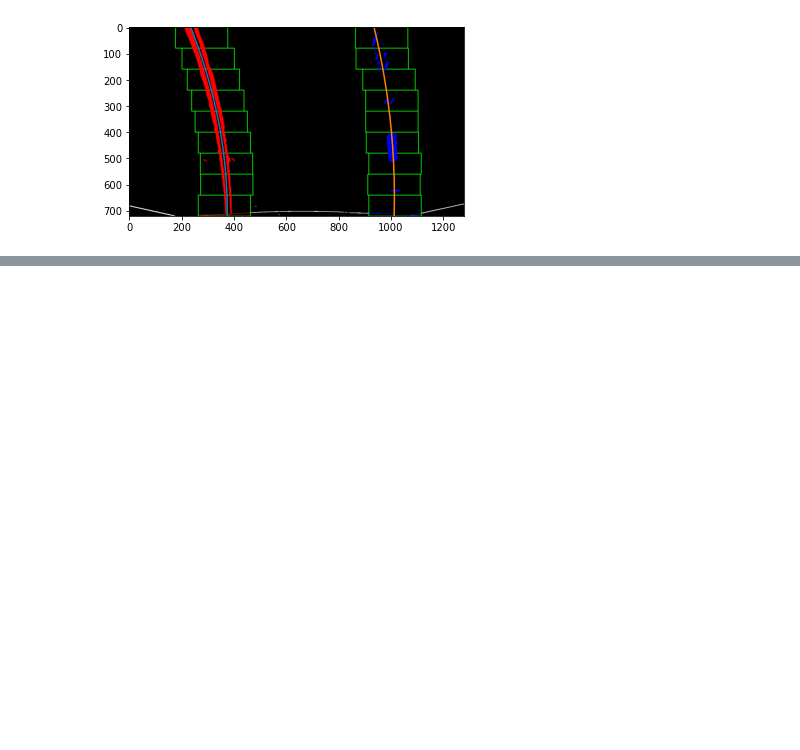
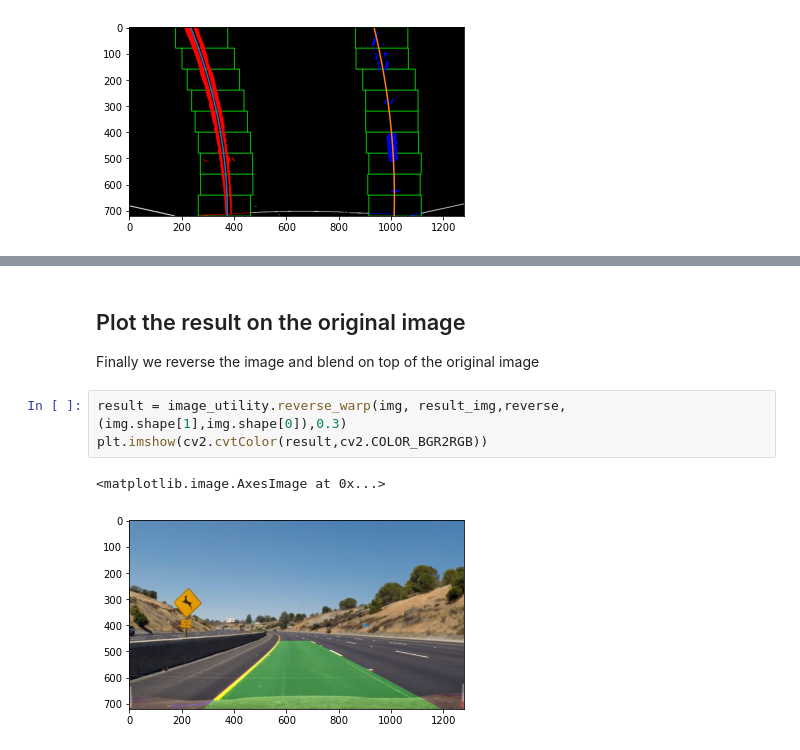
Before and after one commit to hurtadosanti/AdvancedLaneDetection, a Jupyter notebook: Pipeline.ipynb, the cells around one changed output, grey strips where cells are left out. Cells and saved outputs as stored; diff of their text form; blank space fills up the shorter version.

```diff
--- a/Pipeline.ipynb
+++ b/Pipeline.ipynb
@@ -92,0 +95,9 @@ plt.imshow(result)
+# %% [markdown]
+##  Plot the result on the original image
+Finally we reverse the image and blend on top of the original image
+# %%
+result = image_utility.reverse_warp(img, result_img,reverse,(img.shape[1],img.shape[0]),0.3)
+plt.imshow(cv2.cvtColor(result,cv2.COLOR_BGR2RGB))
+# %% [output]
+<matplotlib.image.AxesImage at 0x...>
+[figure, added]
```
Also changed, not shown: parts of 3 cells of this notebook, 2 other files.
